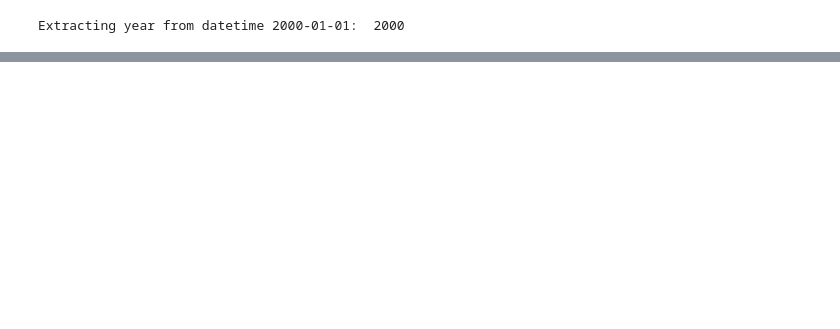
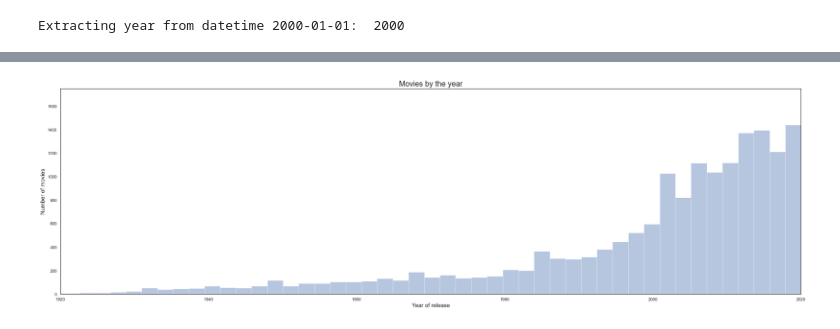
Before and after one commit to mynkbtp/ML_workspace_2022, a Jupyter notebook: NLP/critics_movie_reviews.ipynb, the cells around one changed output, grey strips where cells are left out. Cells and saved outputs as stored; diff of their text form; code cells hidden in the pictures; blank space fills up the shorter version.

Commit message:
movies_eda_d2

```diff
--- a/NLP/critics_movie_reviews.ipynb
+++ b/NLP/critics_movie_reviews.ipynb
@@ -125,7 +129,14 @@ print("Extracting year from datetime 2000-01-01: ",pd.to_datetime("2000-01-01").
 # %% [output]
 Extracting year from datetime 2000-01-01:  2000
 # %%
+print("------original release year-----")
 movies_df["original_release_date"]= pd.to_datetime(movies_df.original_release_date)
 movies_df["release_year"] = movies_df.original_release_date.apply(lambda x:x.year)
-movies_df.release_year.value_counts()
+print(movies_df.release_year.value_counts())
+
+# streaming release year
+print("------streaming release year-----")
+movies_df["streaming_release_date"]= pd.to_datetime(movies_df.streaming_release_date)
+movies_df["online_release_year"] = movies_df.streaming_release_date.apply(lambda x:x.year)
+movies_df.online_release_year.value_counts()
 # %% [output]
@@ -144,5 +173,0 @@ Name: release_year, Length: 105, dtype: int64
-# %%
-sns.set(rc={"figure.figsize":(55,15)})
-# drawing the plot
-sns.displot(data=movies_df.release_year)
-# plt.show()
@@ -151,0 +189,13 @@ sns.displot(data=movies_df.release_year)
+# %%
+sns.set(style="white")
+
+plt.figure(figsize=(35,10))
+plt.title('Movies by the year', size=20)
+sns.distplot(movies_df.release_year, kde=False)
+plt.ylabel('Number of movies', size=15)
+plt.xlabel('Year of release',size=15)
+plt.axis([1920, 2020, 0, 1750])
+# plt.xticks(np.arange(1920, 2018, step=5),rotation=45, ha='right')
+plt.show()
+# %% [output]
+[figure, added]
```
Also changed, not shown: parts of 28 cells of this notebook.
